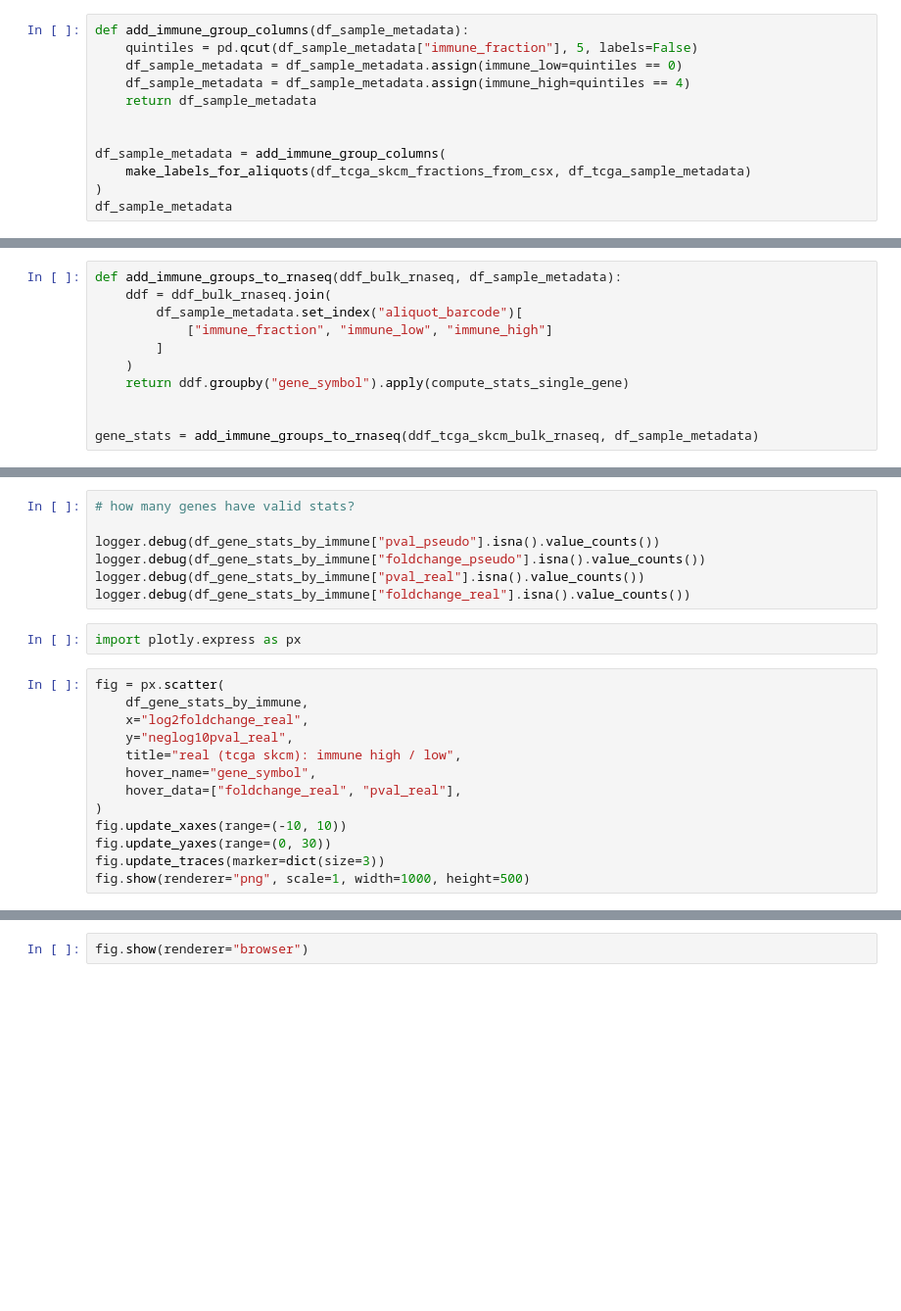
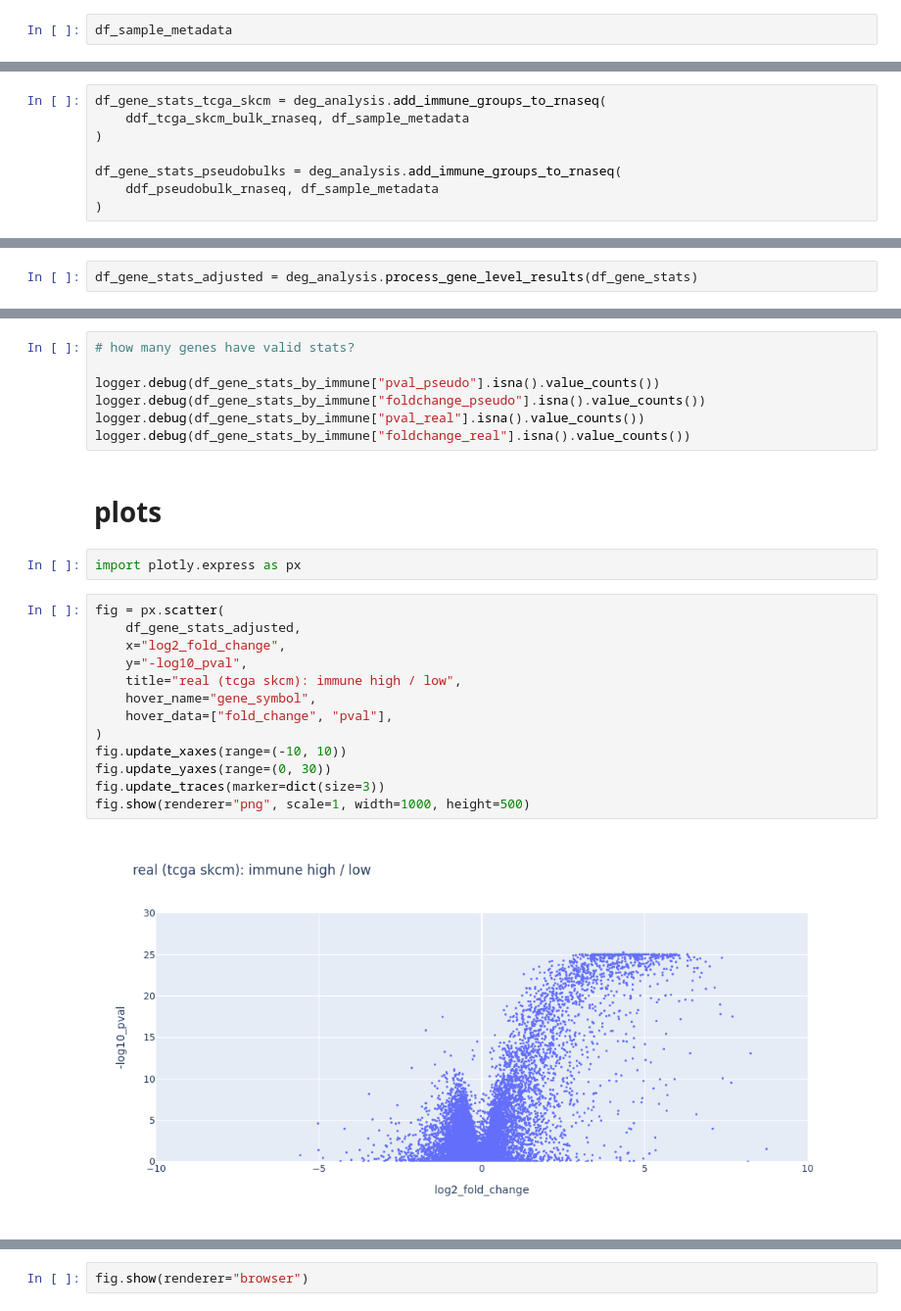
Before and after one commit to davidliu-lab/deconv, a Jupyter notebook: 2_pseudobulk_generation/view pseudobulk differential expression.ipynb, the cells around one changed output, grey strips where cells are left out. Shown at 98% size. Saved outputs shown, nothing was run; the diff lists cells and outputs as text; blank space fills up the shorter version.

```diff
--- a/2_pseudobulk_generation/view pseudobulk differential expression.ipynb
+++ b/2_pseudobulk_generation/view pseudobulk differential expression.ipynb
@@ -124,14 +174,4 @@ df_sample_metadata = make_labels_for_aliquots(
     df_tcga_skcm_fractions_from_csx, df_tcga_sample_metadata
 )
 # %%
-def add_immune_group_columns(df_sample_metadata):
-    quintiles = pd.qcut(df_sample_metadata["immune_fraction"], 5, labels=False)
-    df_sample_metadata = df_sample_metadata.assign(immune_low=quintiles == 0)
-    df_sample_metadata = df_sample_metadata.assign(immune_high=quintiles == 4)
-    return df_sample_metadata
-
-
-df_sample_metadata = add_immune_group_columns(
-    make_labels_for_aliquots(df_tcga_skcm_fractions_from_csx, df_tcga_sample_metadata)
-)
 df_sample_metadata
@@ -149,11 +212,8 @@ from helpers.pseudobulk_evaluation.deg_analysis import compute_stats_single_gene
 # %%
-def add_immune_groups_to_rnaseq(ddf_bulk_rnaseq, df_sample_metadata):
-    ddf = ddf_bulk_rnaseq.join(
-        df_sample_metadata.set_index("aliquot_barcode")[
-            ["immune_fraction", "immune_low", "immune_high"]
-        ]
-    )
-    return ddf.groupby("gene_symbol").apply(compute_stats_single_gene)
+df_gene_stats_tcga_skcm = deg_analysis.add_immune_groups_to_rnaseq(
+    ddf_tcga_skcm_bulk_rnaseq, df_sample_metadata
+)
 
-
-gene_stats = add_immune_groups_to_rnaseq(ddf_tcga_skcm_bulk_rnaseq, df_sample_metadata)
+df_gene_stats_pseudobulks = deg_analysis.add_immune_groups_to_rnaseq(
+    ddf_pseudobulk_rnaseq, df_sample_metadata
+)
@@ -161,0 +238,2 @@ gene_stats = add_immune_groups_to_rnaseq(ddf_tcga_skcm_bulk_rnaseq, df_sample_me
+# %%
+df_gene_stats_adjusted = deg_analysis.process_gene_level_results(df_gene_stats)
@@ -257,18 +337,22 @@ logger.debug(df_gene_stats_by_immune["pval_pseudo"].isna().value_counts())
 logger.debug(df_gene_stats_by_immune["foldchange_pseudo"].isna().value_counts())
 logger.debug(df_gene_stats_by_immune["pval_real"].isna().value_counts())
 logger.debug(df_gene_stats_by_immune["foldchange_real"].isna().value_counts())
+# %% [markdown]
+# plots
 # %%
 import plotly.express as px
 # %%
 fig = px.scatter(
-    df_gene_stats_by_immune,
-    x="log2foldchange_real",
-    y="neglog10pval_real",
+    df_gene_stats_adjusted,
+    x="log2_fold_change",
+    y="-log10_pval",
     title="real (tcga skcm): immune high / low",
     hover_name="gene_symbol",
-    hover_data=["foldchange_real", "pval_real"],
+    hover_data=["fold_change", "pval"],
 )
 fig.update_xaxes(range=(-10, 10))
 fig.update_yaxes(range=(0, 30))
 fig.update_traces(marker=dict(size=3))
 fig.show(renderer="png", scale=1, width=1000, height=500)
+# %% [output]
+[figure, added]
```
Also changed, not shown: parts of 23 cells of this notebook, 1 other file.
